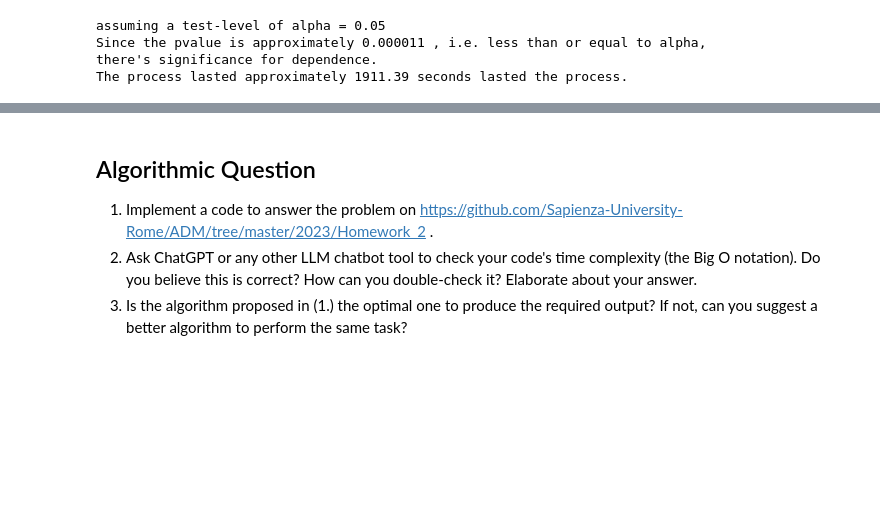
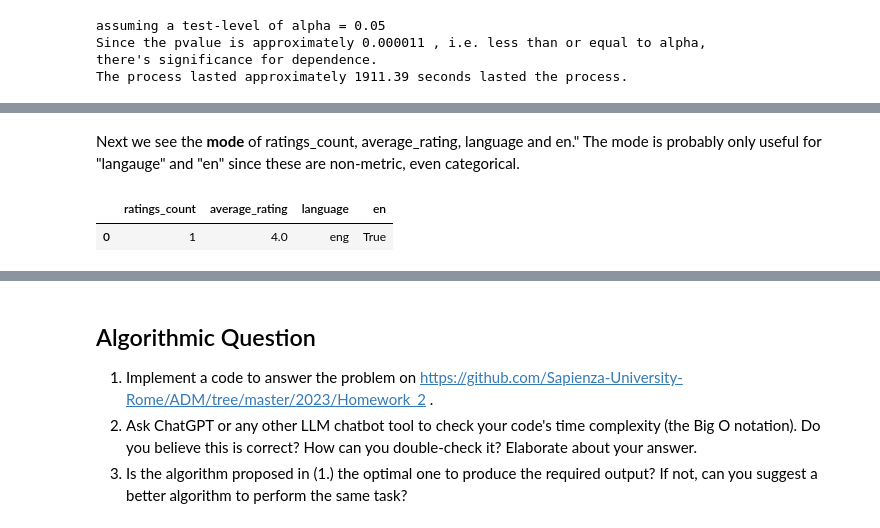
Before and after one commit to desterote753/ADM-HW2-Group3, a Jupyter notebook: main.ipynb, the cells around one changed output, grey strips where cells are left out. Cells and saved outputs as stored; diff of their text form; code cells hidden in the pictures; blank space fills up the shorter version.

```diff
--- a/main.ipynb
+++ b/main.ipynb
@@ -350,0 +654,8 @@ The process lasted approximately 1911.39 seconds lasted the process.
+# %% [markdown]
+Next we see the **mode** of ratings_count, average_rating, language and en."
+The mode is probably only useful for "langauge" and "en" since these are non-metric, even categorical.
+# %%
+books_df.mode()
+# %% [output]
+|  | ratings_count | average_rating | language | en |
+| 0 | 1 | 4.0 | eng | True |
```
Also changed, not shown: parts of 22 cells of this notebook.
